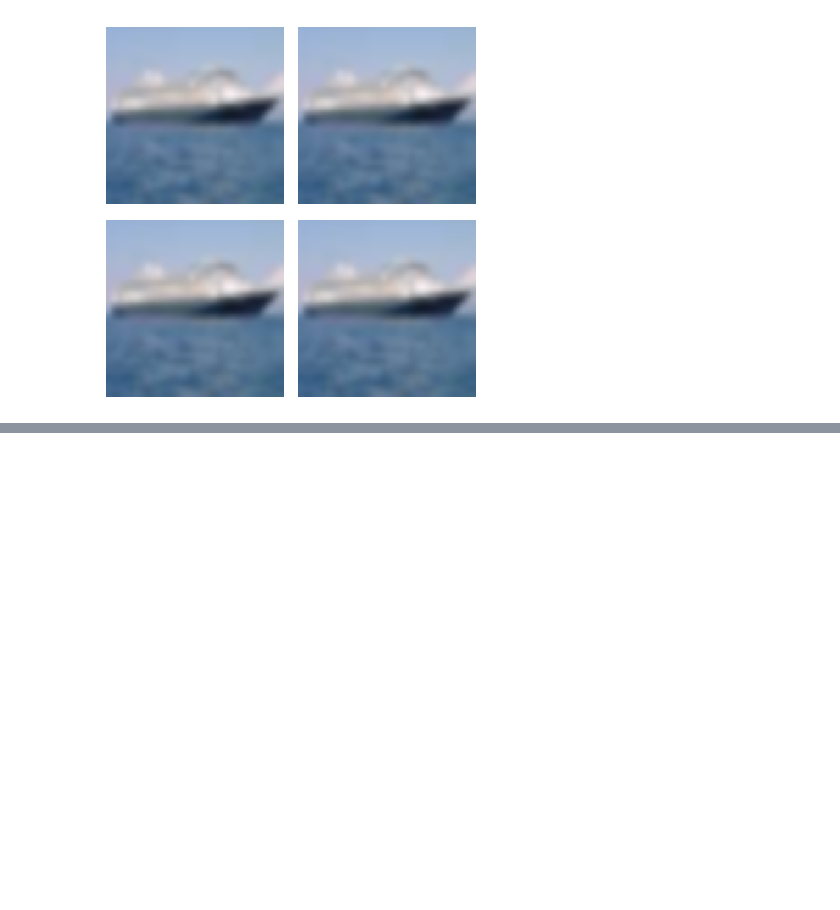
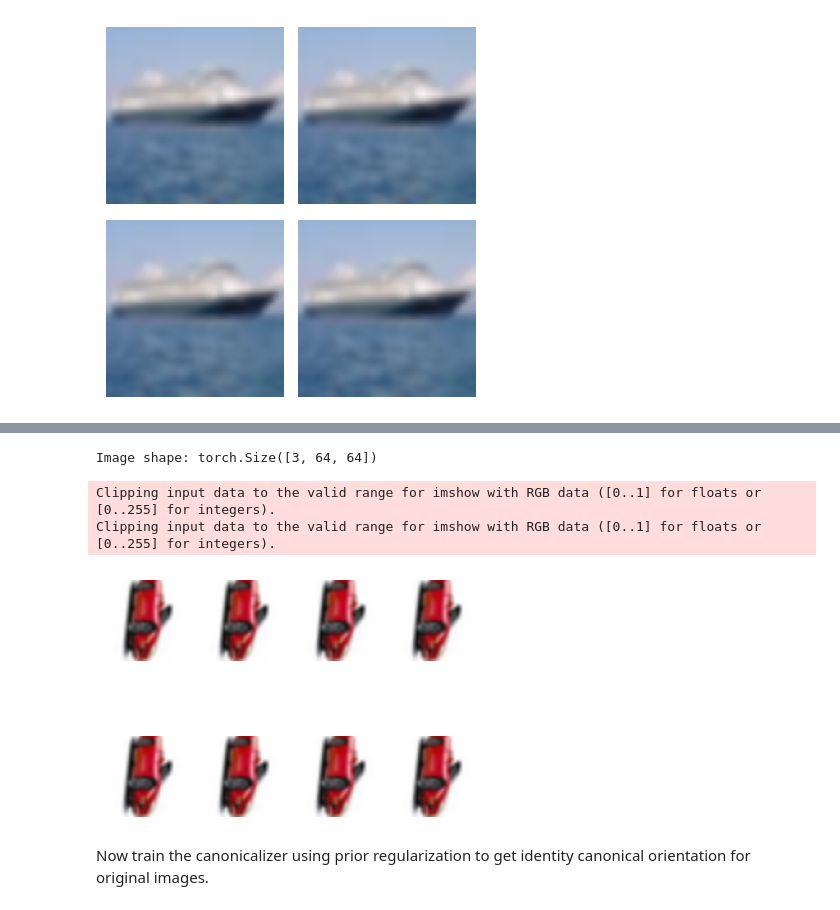
Before and after one commit to arnab39/equiadapt, a Jupyter notebook: tutorials/images/test_discrete_canonicalization.ipynb, the cells around one changed output, grey strips where cells are left out. Cells and saved outputs as stored; diff of their text form; code cells hidden in the pictures; blank space fills up the shorter version.

```diff
--- a/tutorials/images/test_discrete_canonicalization.ipynb
+++ b/tutorials/images/test_discrete_canonicalization.ipynb
@@ -430,0 +489,47 @@ get_and_plot_canonicalized_images(transformed_sample_images, canonicalizer)
+# %%
+# Define the hyperparameters for the canonicalization network
+class CanonicalizationHyperparams:
+    def __init__(self):
+        self.input_crop_ratio = 0.9 # The ratio of the input image to crop
+        self.beta = 1.0 # Beta parameter for the canonization network
+        self.resize_shape = 64 # The shape of the image after resizing
+
+# Create an instance of the hyperparameters
+canonicalization_hyperparams = CanonicalizationHyperparams()
+
+# Get the shape of the image
+image_shape = sample_image_tensor.squeeze().shape
+
+# Print the image shape
+print(f"Image shape: {image_shape}")
+
+# Define a steerable canonicalization network
+# Note that you define any steerable network here as long as it outputs
+# a vector that steers with the input image
+# This vector is used to get a rotation matrix in a differentiable manner
+canonicalization_network = ESCNNEquivariantNetwork(
+    in_shape = image_shape,
+    out_channels=16,
+    kernel_size= 9,
+    num_layers = 3,
+    group_type='roto-reflection',
+    num_rotations=4,
+).to(device)
+
+
+# Create a steerable canonicalization object
+canonicalizer = GroupEquivariantImageCanonicalization(
+    canonicalization_network=canonicalization_network,
+    canonicalization_hyperparams=canonicalization_hyperparams,
+    in_shape=image_shape,
+)
+# %% [output]
+Image shape: torch.Size([3, 64, 64])
+# %%
+get_and_plot_canonicalized_images(transformed_sample_images, canonicalizer)
+# %% [output]
+Clipping input data to the valid range for imshow with RGB data ([0..1] for floats or [0..255] for integers).
+Clipping input data to the valid range for imshow with RGB data ([0..1] for floats or [0..255] for integers).
+[figure, added]
+# %% [markdown]
+Now train the canonicalizer using prior regularization to get identity canonical orientation for original images.
```
Also changed, not shown: parts of 33 cells of this notebook, 53 other files.
